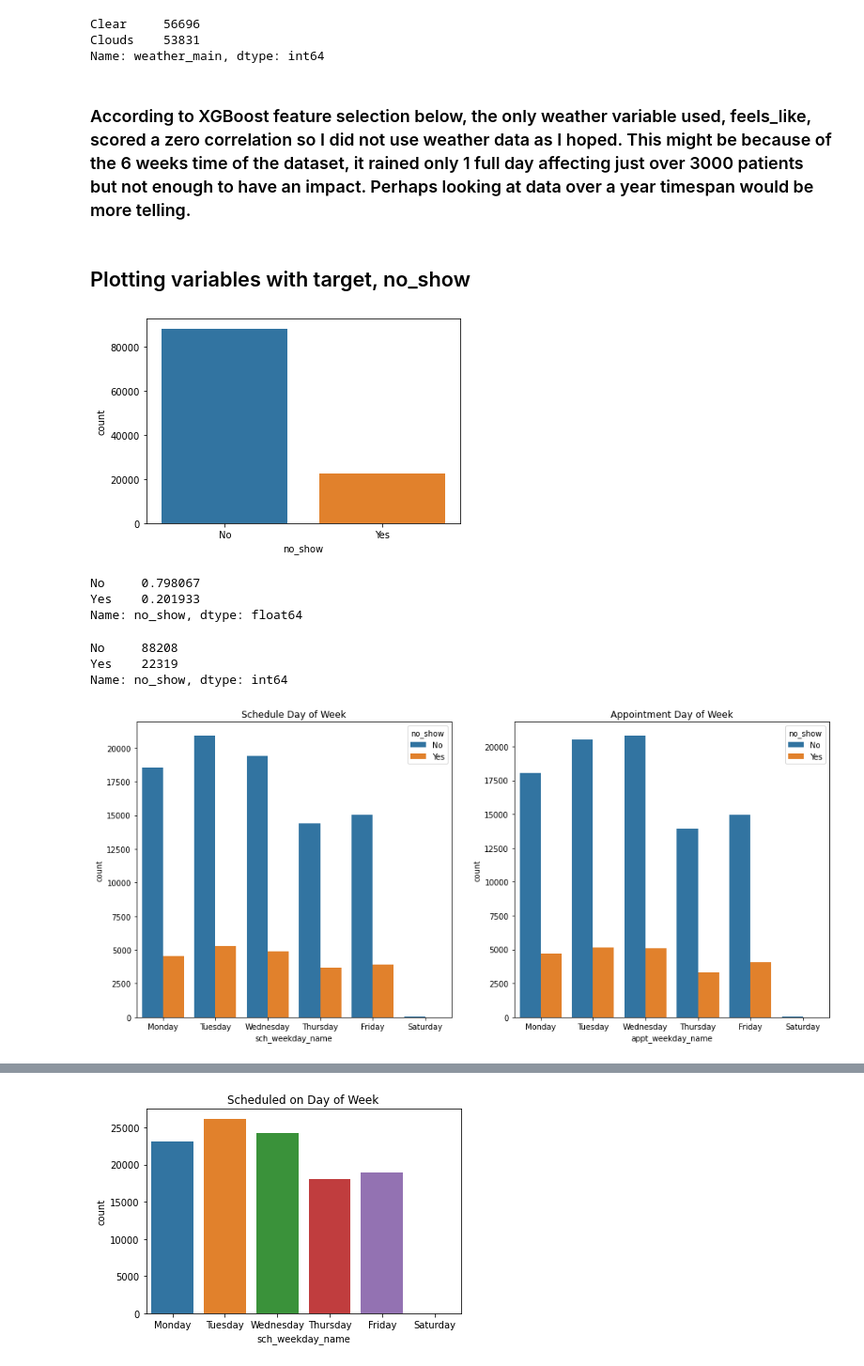
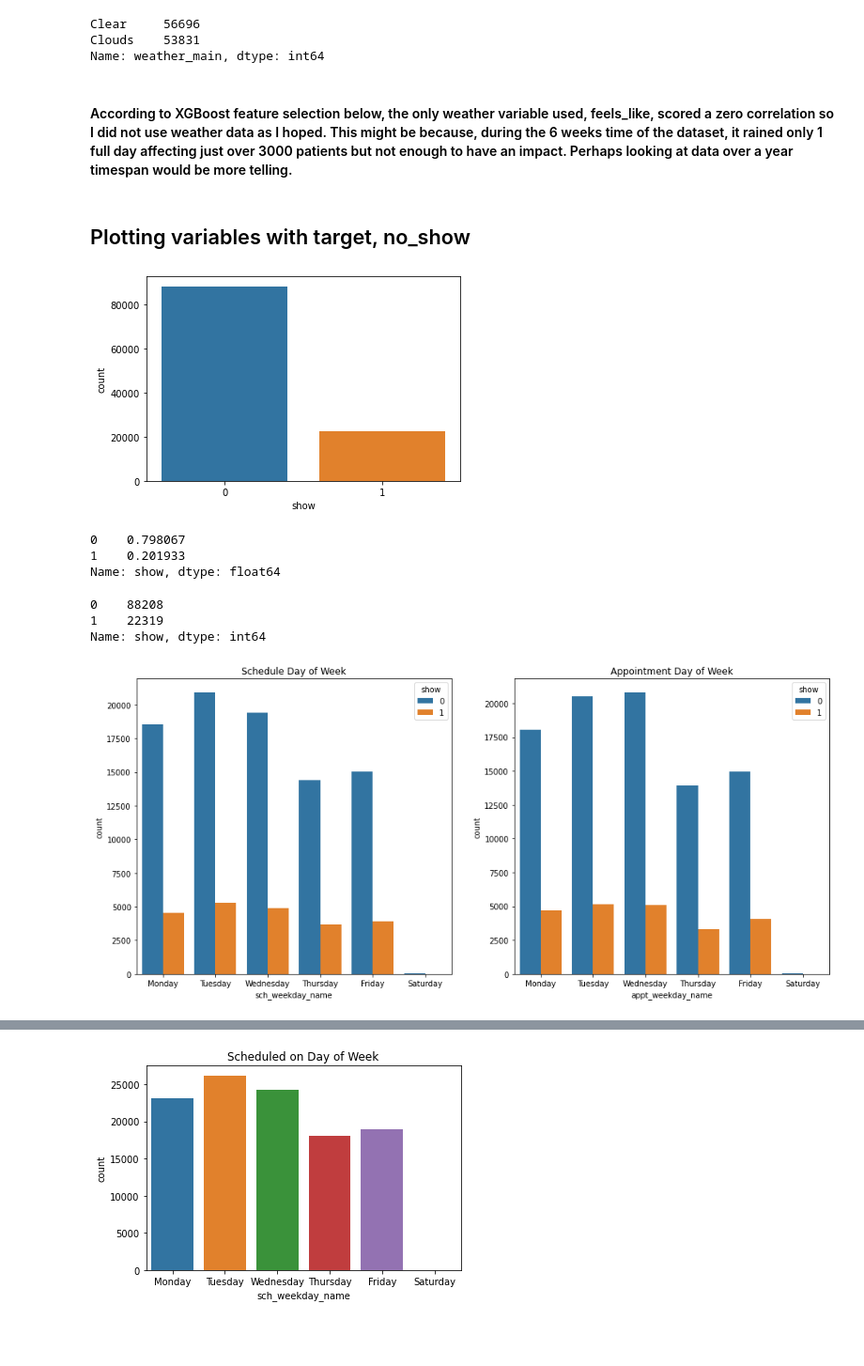
Before and after one commit to mgalaviz1/my_work, a Jupyter notebook: capstone2/predicting_no_shows.ipynb, the cells around one changed output, grey strips where cells are left out. Shown: that part at 94% size. Cells and saved outputs as stored; diff of their text form; code cells hidden in the pictures; blank space fills up the shorter version.

```diff
--- a/capstone2/predicting_no_shows.ipynb
+++ b/capstone2/predicting_no_shows.ipynb
@@ -357,8 +359,11 @@ df = df.drop(columns=['Handcap'])
 df['Reminder'] = df['SMS_received']
 df = df.drop(columns=['SMS_received'])
 
-df['no_show'] = df['No-show']
+df['show'] = df['No-show']
 df = df.drop(columns=['No-show'])
+# %%
+# changing target to binary
+df['show'] = df.show.transform(lambda x: int(x =='Yes'))
 # %% [markdown]
 Converting to datetime data type and creating day of week variables.
 # %%
@@ -464,37 +449,37 @@ Name: weather_main, dtype: int64
 # and is the only day it rained during the period in the dataset, 29 April to 8 June 2016.
 df_merge.loc[df_merge['AppointmentDay'] == '2016-05-20 00:00:00+00:00', 'weather_main'] = 'Rain'
 # %% [markdown]
-### According to XGBoost feature selection below, the only weather variable used, feels_like, scored a zero correlation so I did not use weather data as I hoped. This might be because of the 6 weeks time of the dataset, it rained only 1 full day affecting just over 3000 patients but not enough to have an impact. Perhaps looking at data over a year timespan would be more telling.
+#### According to XGBoost feature selection below, the only weather variable used, feels_like, scored a zero correlation so I did not use weather data as I hoped. This might be because, during the 6 weeks time of the dataset, it rained only 1 full day affecting just over 3000 patients but not enough to have an impact. Perhaps looking at data over a year timespan would be more telling.
 # %% [markdown]
 ## Plotting variables with target, no_show
 # %%
-sns.countplot(x=df_merge['no_show'])
+sns.countplot(x=df_merge['show'])
 plt.show()
 # %% [output]
-[figure, old version]
+[figure, new version]
 # %%
-df.no_show.value_counts(normalize=True)
+df.show.value_counts(normalize=True)
 # %% [output]
-No     0.798067
-Yes    0.201933
-Name: no_show, dtype: float64
+0    0.798067
+1    0.201933
+Name: show, dtype: float64
 # %%
-df['no_show'].value_counts()
+df['show'].value_counts()
 # %% [output]
-No     88208
-Yes    22319
-Name: no_show, dtype: int64
+0    88208
+1    22319
+Name: show, dtype: int64
 # %%
 plt.figure(figsize=(16,7))
 
 plt.subplot(1,2,1)
-sns.countplot(x='sch_weekday_name',hue='no_show',data=df, order=['Monday','Tuesday', 'Wednesday','Thursday','Friday','Saturday'])
+sns.countplot(x='sch_weekday_name',hue='show',data=df, order=['Monday','Tuesday', 'Wednesday','Thursday','Friday','Saturday'])
 plt.title('Schedule Day of Week')
 
 plt.subplot(1,2,2)
-sns.countplot(x='appt_weekday_name',hue='no_show',data=df, order=['Monday','Tuesday', 'Wednesday','Thursday','Friday','Saturday'])
+sns.countplot(x='appt_weekday_name',hue='show',data=df, order=['Monday','Tuesday', 'Wednesday','Thursday','Friday','Saturday'])
 plt.title('Appointment Day of Week')
 plt.show()
 # %% [output]
-[figure, old version]
+[figure, new version]
 # %%
```
Also changed, not shown: parts of 70 cells of this notebook.
